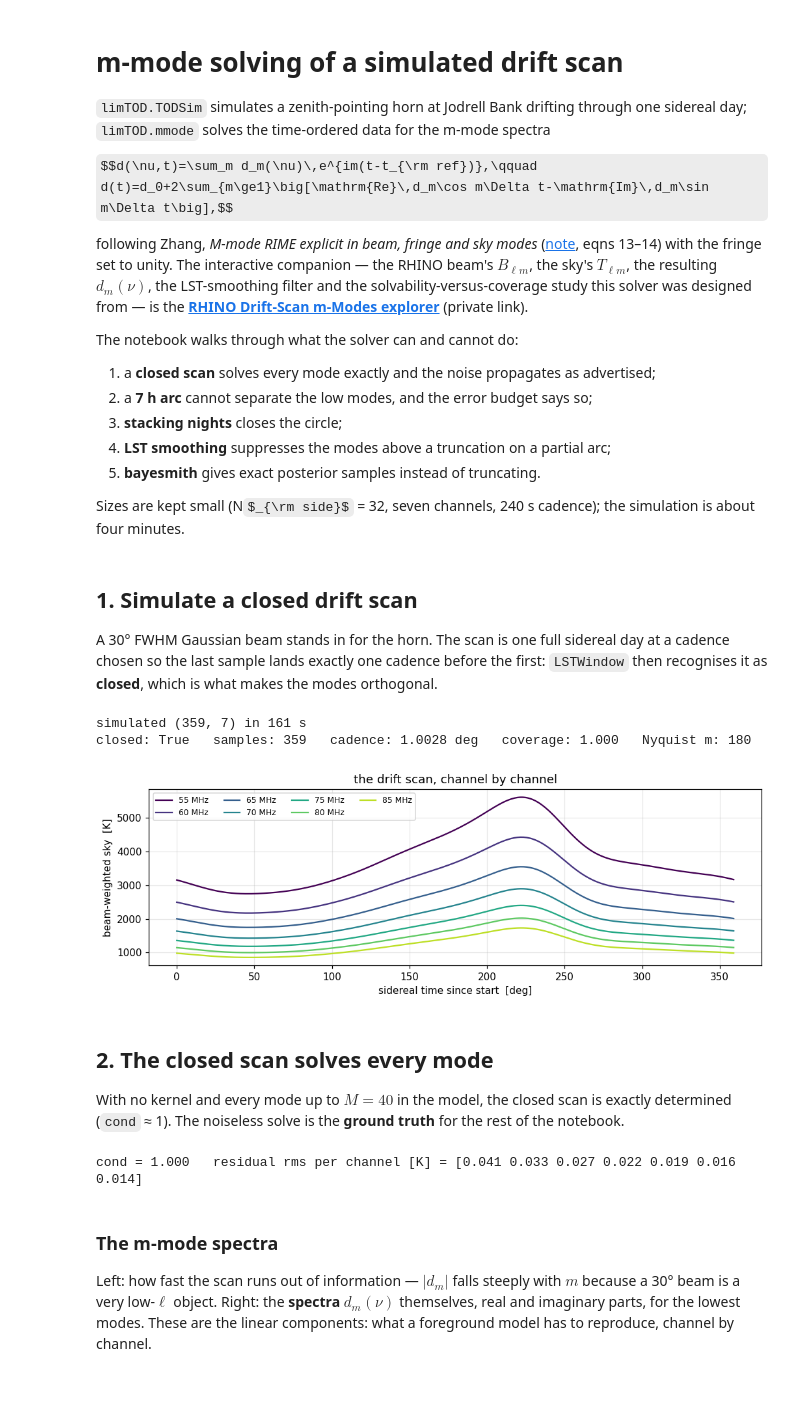
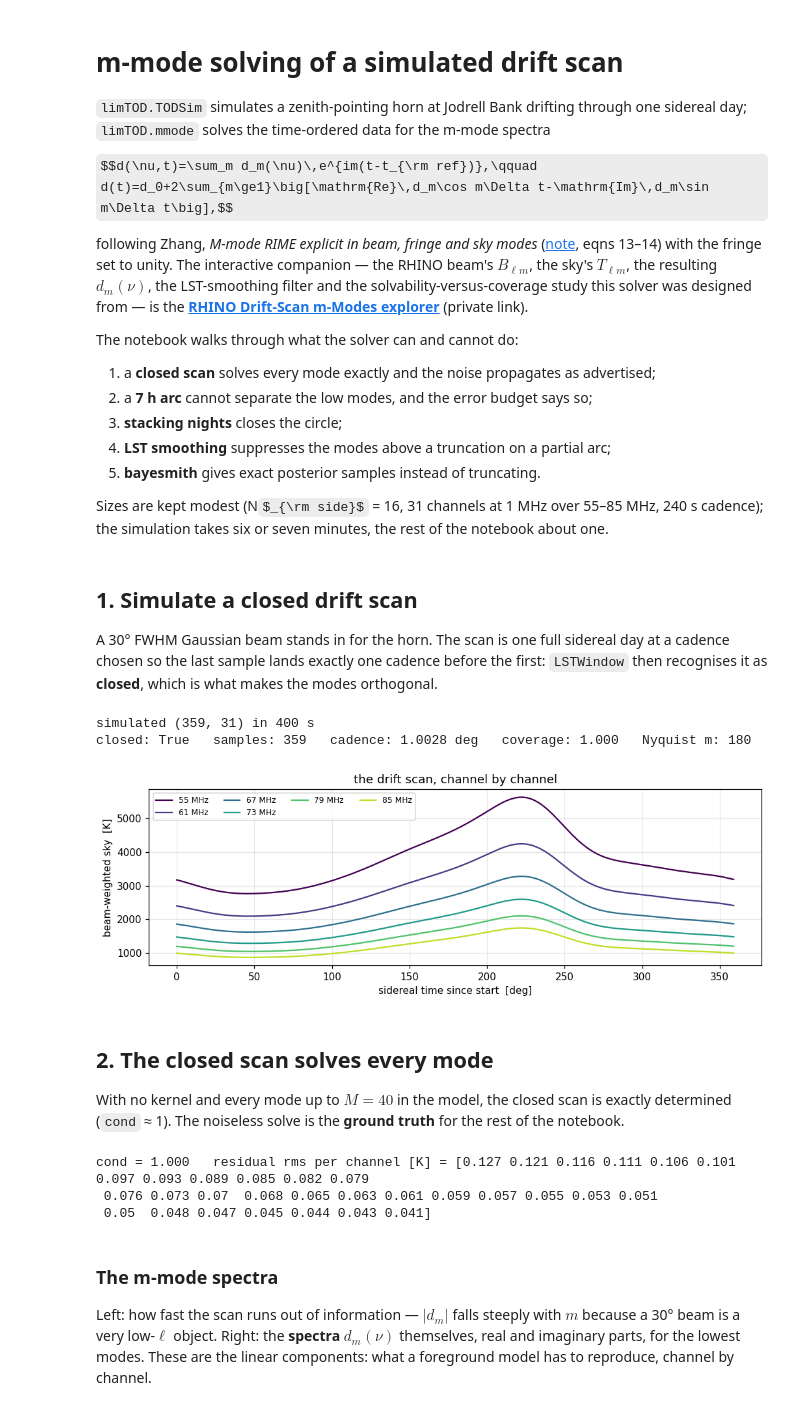
Before and after one commit to zzhang0123/limTOD, a Jupyter notebook: examples/mmode_drift_scan.ipynb, the cells around one changed output. Drawn from its saved outputs; the diff is of its cells as text; code cells hidden in the pictures; some formulas as TeX source.

```diff
--- a/examples/mmode_drift_scan.ipynb
+++ b/examples/mmode_drift_scan.ipynb
@@ -21,7 +21,8 @@ The notebook walks through what the solver can and cannot do:
 4. **LST smoothing** suppresses the modes above a truncation on a partial arc;
 5. **bayesmith** gives exact posterior samples instead of truncating.
 
-Sizes are kept small (N$_{\rm side}$ = 32, seven channels, 240 s cadence); the simulation is about four minutes.
+Sizes are kept modest (N$_{\rm side}$ = 16, 31 channels at 1 MHz over 55–85 MHz, 240 s cadence); the
+simulation takes six or seven minutes, the rest of the notebook about one.
 # %%
 import os, warnings, time
 os.environ["TQDM_DISABLE"] = "1"          # limTOD's per-sample progress bars
@@ -33,10 +34,11 @@ from limTOD import mmode
 
 np.set_printoptions(precision=3, suppress=True)
 plt.rcParams.update({"figure.dpi": 110, "axes.grid": True, "grid.alpha": 0.3})
-FREQS = np.arange(55.0, 86.0, 5.0)         # MHz, seven channels
-NSIDE = 32
+FREQS = np.arange(55.0, 86.0, 1.0)         # MHz, 31 channels
+NSIDE = 16                                 # a 30 deg beam needs no more; 12 s per channel
 JBO = dict(ant_latitude_deg=53.23625, ant_longitude_deg=-2.30744, ant_height_m=80.0)
 COLORS = plt.cm.viridis(np.linspace(0, 0.9, FREQS.size))
+SHOW = range(0, FREQS.size, 6)              # channels drawn in the per-channel plots
 # %% [markdown]
 ## 1. Simulate a closed drift scan
 
@@ -62,17 +64,17 @@ print(f"closed: {window.closed}   samples: {window.n}   cadence: {window.cadence
       f"coverage: {window.coverage:.3f}   Nyquist m: {window.nyquist_m:.0f}")
 assert window.closed
 # %% [output]
-simulated (359, 7) in 161 s
+simulated (359, 31) in 400 s
 closed: True   samples: 359   cadence: 1.0028 deg   coverage: 1.000   Nyquist m: 180
 # %%
 dt_deg = np.unwrap(np.deg2rad(lst)) * 180 / np.pi - lst[0]
 fig, ax = plt.subplots(figsize=(9.5, 3.4))
-for j, f in enumerate(FREQS):
-    ax.plot(dt_deg, tod_sky[:, j], color=COLORS[j], label=f"{f:.0f} MHz")
+for j in SHOW:
+    ax.plot(dt_deg, tod_sky[:, j], color=COLORS[j], label=f"{FREQS[j]:.0f} MHz")
 ax.set(xlabel="sidereal time since start  [deg]", ylabel="beam-weighted sky  [K]", title="the drift scan, channel by channel")
 ax.legend(ncol=4, fontsize=8); plt.tight_layout()
 # %% [output]
-[figure, old version]
+[figure, new version]
 # %% [markdown]
 ## 2. The closed scan solves every mode
 
@@ -84,7 +86,9 @@ truth = mmode.solve(tod_sky, window, m_trunc=M_ALL)
 d_true = truth.modes                                   # (n_freq, M+1) complex
 print(f"cond = {truth.cond:.3f}   residual rms per channel [K] = {truth.residual_rms}")
 # %% [output]
-cond = 1.000   residual rms per channel [K] = [0.041 0.033 0.027 0.022 0.019 0.016 0.014]
+cond = 1.000   residual rms per channel [K] = [0.127 0.121 0.116 0.111 0.106 0.101 0.097 0.093 0.089 0.085 0.082 0.079
+ 0.076 0.073 0.07  0.068 0.065 0.063 0.061 0.059 0.057 0.055 0.053 0.051
+ 0.05  0.048 0.047 0.045 0.044 0.043 0.041]
 # %% [markdown]
 ### The m-mode spectra
 
```
Also changed, not shown: parts of 8 cells of this notebook.
